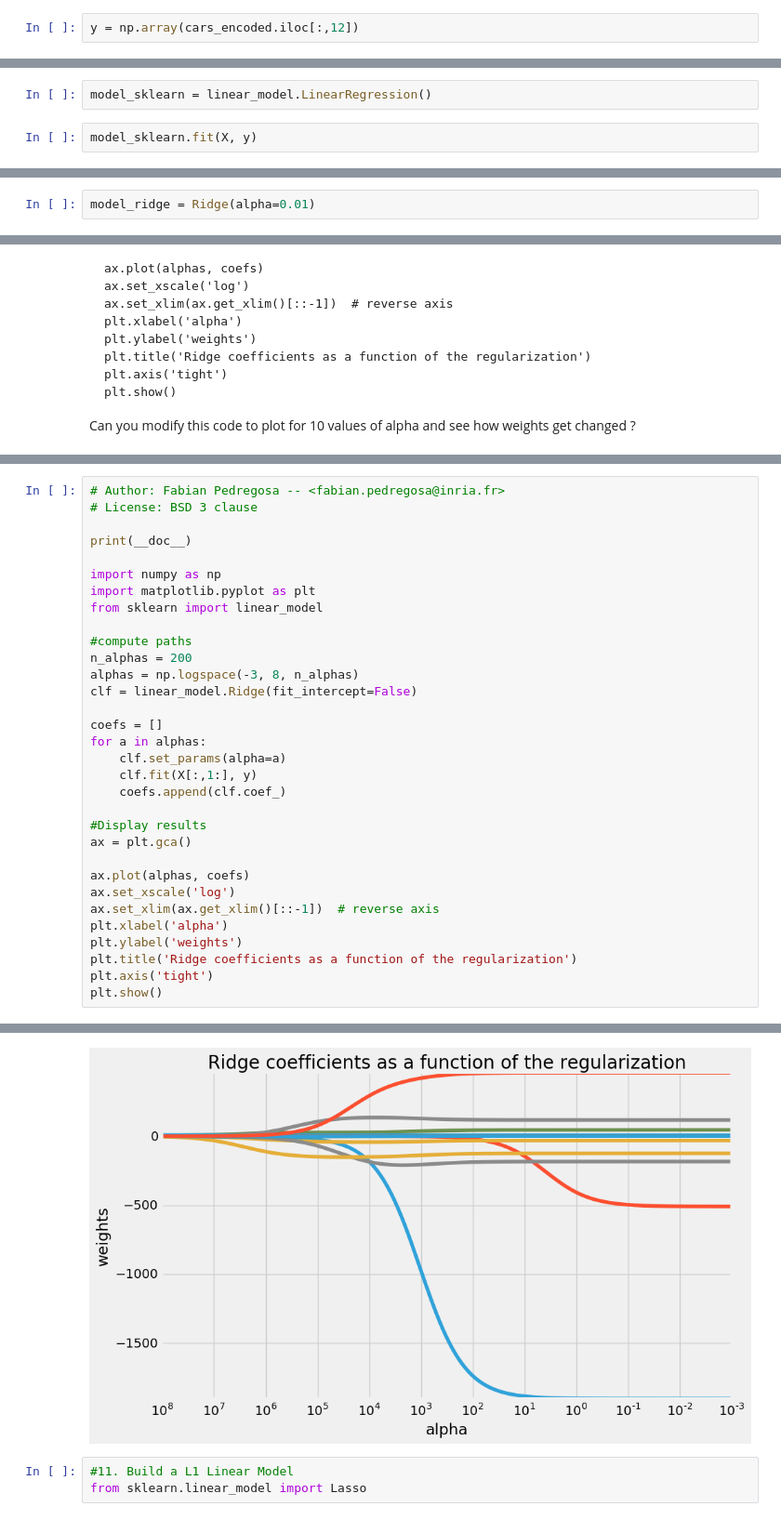
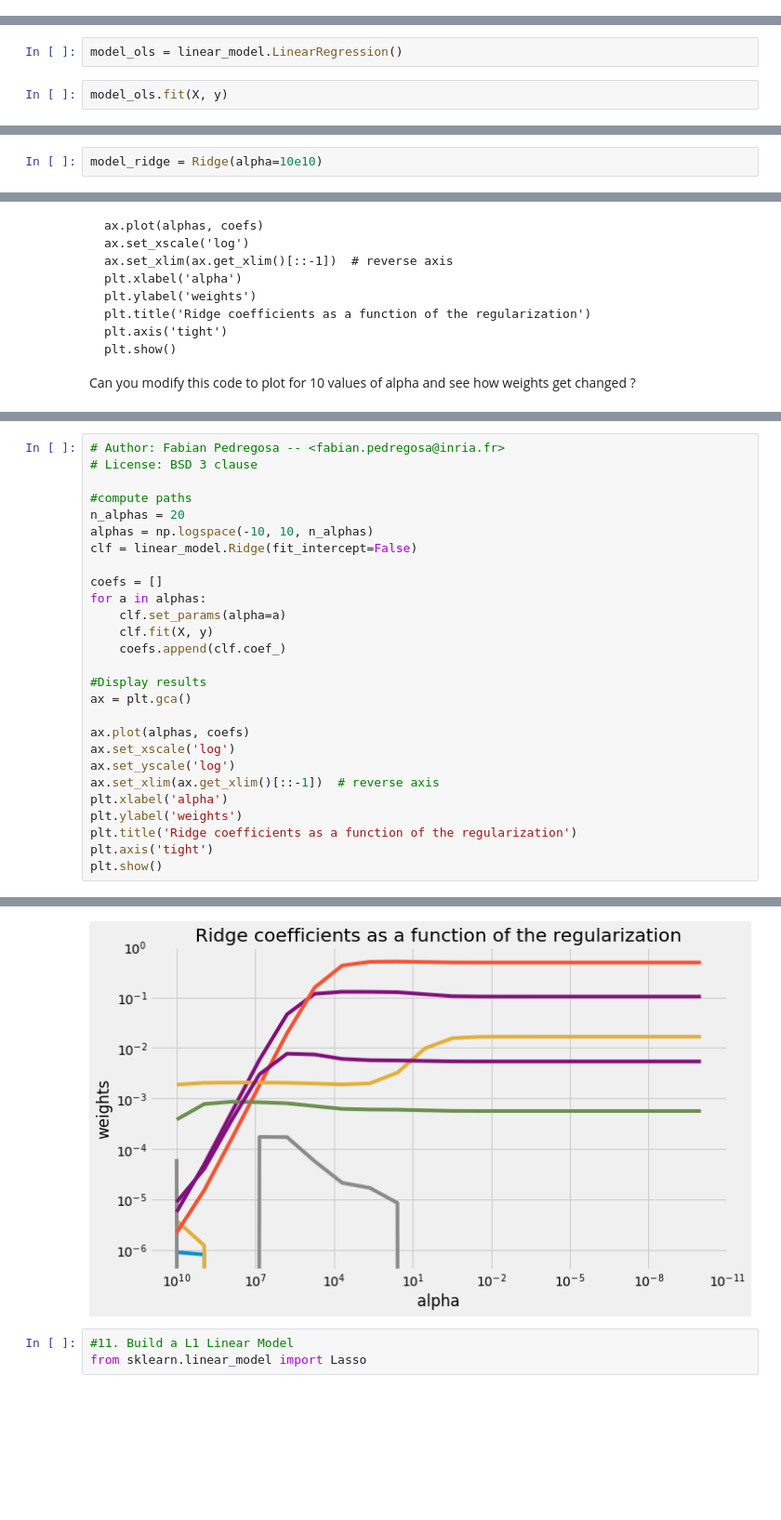
Before and after one commit to amitkaps/hackermath, a Jupyter notebook: Module_1f_Exercise_LinearRegression-Completed.ipynb, the cells around one changed output, grey strips where cells are left out. Shown at 93% size. Drawn from its saved outputs; the diff is of its cells as text; blank space fills up the shorter version.

```diff
--- a/Module_1f_Exercise_LinearRegression-Completed.ipynb
+++ b/Module_1f_Exercise_LinearRegression-Completed.ipynb
@@ -130,2 +175,0 @@ X = np.array(sm.add_constant(cars_encoded.iloc[:,:12]))
-# %%
-y = np.array(cars_encoded.iloc[:,12])
@@ -145,9 +177,9 @@ array([ -1.14520054e+03,  -7.58978472e+02,  -5.09332856e+02,
 # From sklearn import the linear models
 from sklearn import linear_model
 # %%
-model_sklearn = linear_model.LinearRegression()
+model_ols = linear_model.LinearRegression()
 # %%
-model_sklearn.fit(X, y)
+model_ols.fit(X, y)
 # %% [output]
 LinearRegression(copy_X=True, fit_intercept=True, n_jobs=1, normalize=False)
 # %%
@@ -173,5 +209,5 @@ from sklearn.linear_model import Ridge
 # %%
-model_ridge = Ridge(alpha=0.01)
+model_ridge = Ridge(alpha=10e10)
 # %%
 model_ridge.fit(X, y)
 # %% [output]
@@ -238,21 +281,15 @@ Can you modify this code to plot for 10 values of alpha and see how weights get
 # Author: Fabian Pedregosa -- <fabian.pedregosa@inria.fr>
 # License: BSD 3 clause
 
-print(__doc__)
-
-import numpy as np
-import matplotlib.pyplot as plt
-from sklearn import linear_model
-
 #compute paths
-n_alphas = 200
-alphas = np.logspace(-3, 8, n_alphas)
+n_alphas = 20
+alphas = np.logspace(-10, 10, n_alphas)
 clf = linear_model.Ridge(fit_intercept=False)
 
 coefs = []
 for a in alphas:
     clf.set_params(alpha=a)
-    clf.fit(X[:,1:], y)
+    clf.fit(X, y)
     coefs.append(clf.coef_)
 
 #Display results
@@ -260,6 +297,7 @@ ax = plt.gca()
 
 ax.plot(alphas, coefs)
 ax.set_xscale('log')
+ax.set_yscale('log')
 ax.set_xlim(ax.get_xlim()[::-1])  # reverse axis
 plt.xlabel('alpha')
 plt.ylabel('weights')
@@ -271,4 +308,4 @@ Automatically created module for IPython interactive environment
-[figure, old version]
+[figure, new version]
 # %%
 #11. Build a L1 Linear Model
 from sklearn.linear_model import Lasso
```
Also changed, not shown: parts of 49 cells of this notebook, 7 other files.
